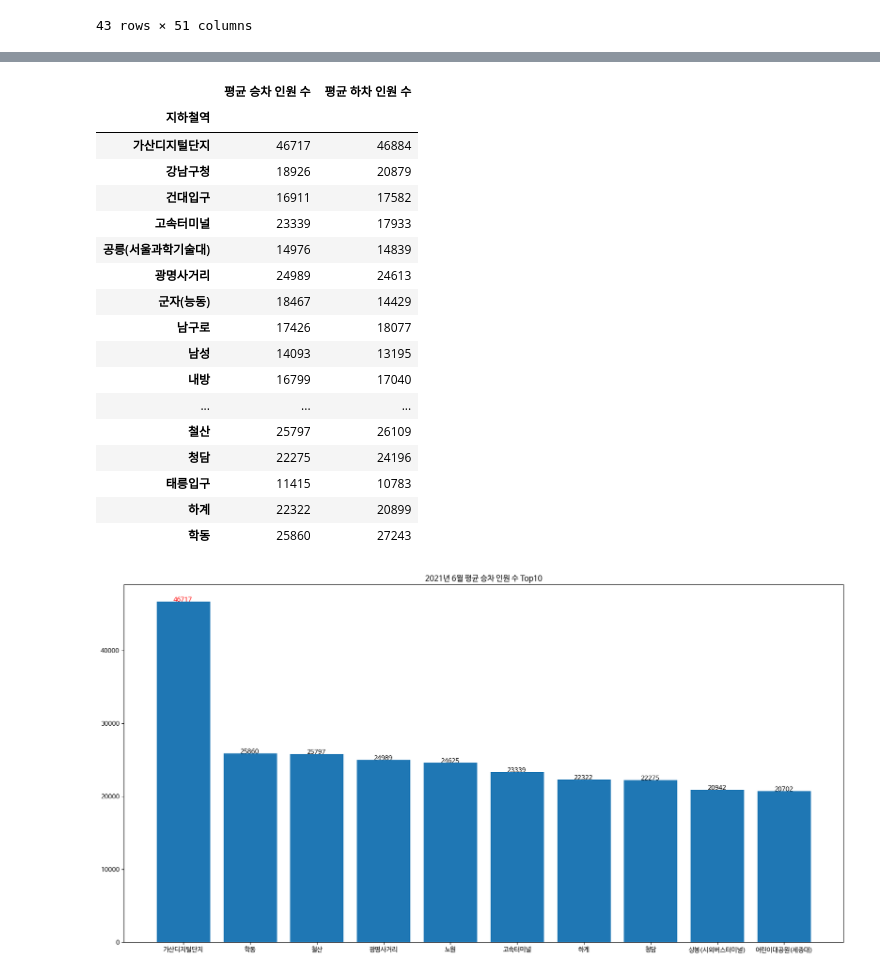
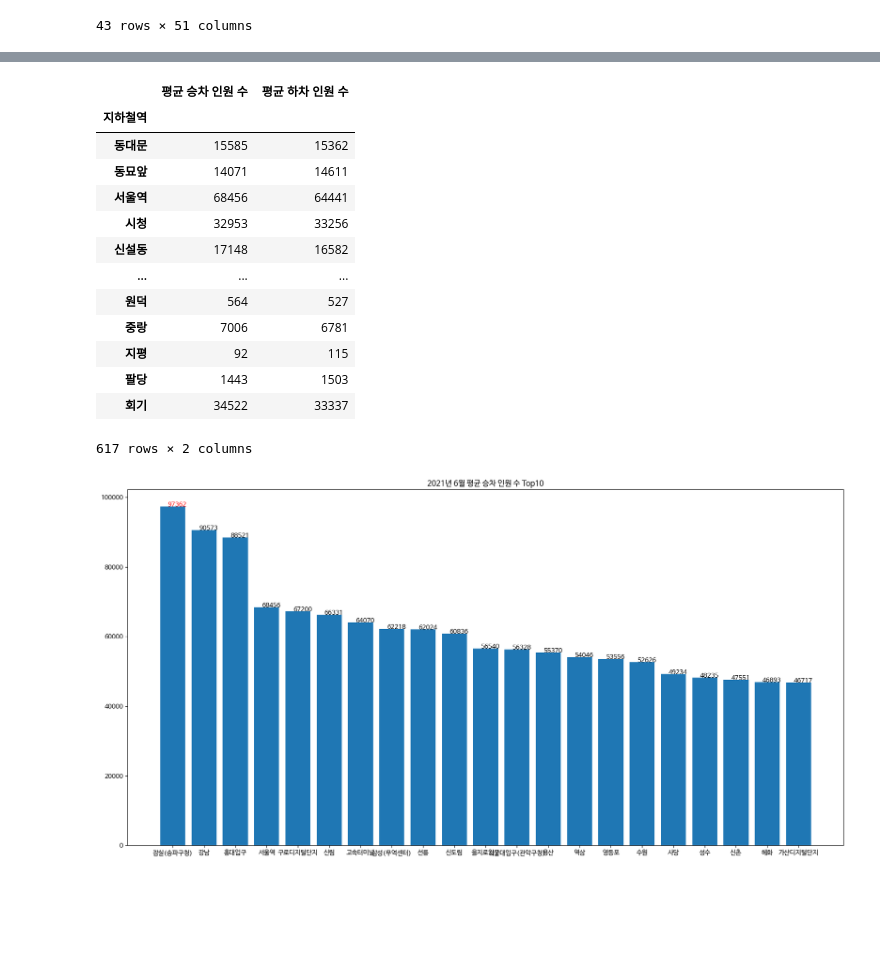
Before and after one commit to rlawo5219/bigDataPJ, a Jupyter notebook: big_data_project.ipynb, the cells around one changed output, grey strips where cells are left out. Saved outputs shown, nothing was run; the diff lists cells and outputs as text; code cells hidden in the pictures; blank space fills up the shorter version.

```diff
--- a/big_data_project.ipynb
+++ b/big_data_project.ipynb
@@ -164,0 +270,17 @@ metro_st_line2
+# %%
+# 7호선 하차 인원 수 Top10
+top10_off = df.sort_values(by='평균 하차 인원 수', ascending=False).head(10)
+
+plt.figure(figsize=(20,10))
+plt.rc('font', family="NanumBarunGothic")
+plt.rcParams['axes.unicode_minus'] = False
+
+plt.bar(top10_off.index, top10_off['평균 하차 인원 수'])
+for x, y in enumerate(list(top10_off['평균 하차 인원 수'])):
+    if x == 0:
+        plt.annotate(y, (x-0.15, y), color = 'red')
+    else:
+        plt.annotate(y, (x-0.15, y))
+
+plt.title('2021년 6월 평균 하차 인원 수 Top10')
+plt.show()
@@ -165,9 +289,9 @@ metro_st_line2
 # %%
 # 승차 인원 컬럼만 추출
 metro_get_on = pd.DataFrame()
-metro_get_on['지하철역'] = metro_st_line2['지하철역']
+metro_get_on['지하철역'] = metro_st['지하철역']
 for i in range(int((len(metro_recent.columns)-3)/2)):
-    metro_get_on[metro_st_line2.columns[3+2*i]] = metro_st_line2[metro_st_line2.columns[3+2*i]]
+    metro_get_on[metro_st.columns[3+2*i]] = metro_st[metro_st.columns[3+2*i]]
 metro_get_on = metro_get_on.set_index('지하철역')
 metro_get_on
 # %% [output]
@@ -193,9 +312,9 @@ metro_get_on
 # %%
 # 하차 인원 컬럼만 추출
 metro_get_off = pd.DataFrame()
-metro_get_off['지하철역'] = metro_st_line2['지하철역']
+metro_get_off['지하철역'] = metro_st['지하철역']
 for i in range(int((len(metro_recent.columns)-3)/2)):
-    metro_get_off[metro_st_line2.columns[4+2*i]] = metro_st_line2[metro_st_line2.columns[4+2*i]]
+    metro_get_off[metro_st.columns[4+2*i]] = metro_st[metro_st.columns[4+2*i]]
 metro_get_off = metro_get_off.set_index('지하철역')
 metro_get_off
 # %% [output]
@@ -221,45 +335,41 @@ metro_get_off
 # %%
 # 역 별 평균 승하차 인원을 구한 후 정수로 형 변환하여 데이터프레임으로 저장
-df = pd.DataFrame(index = metro_st_line2['지하철역'])
+df = pd.DataFrame(index = metro_st['지하철역'])
 df['평균 승차 인원 수'] = metro_get_on.mean(axis=1).astype(int)
 df['평균 하차 인원 수'] = metro_get_off.mean(axis=1).astype(int)
 df
 # %% [output]
 |  | 평균 승차 인원 수 | 평균 하차 인원 수 |
 | 지하철역 |  |  |
-| 가산디지털단지 | 46717 | 46884 |
-| 강남구청 | 18926 | 20879 |
-| 건대입구 | 16911 | 17582 |
-| 고속터미널 | 23339 | 17933 |
-| 공릉(서울과학기술대) | 14976 | 14839 |
-| 광명사거리 | 24989 | 24613 |
-| 군자(능동) | 18467 | 14429 |
-| 남구로 | 17426 | 18077 |
-| 남성 | 14093 | 13195 |
-| 내방 | 16799 | 17040 |
+| 동대문 | 15585 | 15362 |
+| 동묘앞 | 14071 | 14611 |
+| 서울역 | 68456 | 64441 |
+| 시청 | 32953 | 33256 |
+| 신설동 | 17148 | 16582 |
 | ... | ... | ... |
-| 철산 | 25797 | 26109 |
-| 청담 | 22275 | 24196 |
-| 태릉입구 | 11415 | 10783 |
-| 하계 | 22322 | 20899 |
-| 학동 | 25860 | 27243 |
+| 원덕 | 564 | 527 |
+| 중랑 | 7006 | 6781 |
+| 지평 | 92 | 115 |
+| 팔당 | 1443 | 1503 |
+| 회기 | 34522 | 33337 |
+617 rows × 2 columns
 # %%
-# 승차 인원 수 Top10
-top10_on = df.sort_values(by='평균 승차 인원 수', ascending=False).head(10)
+# 전체 승차 인원 수 Top21
+top10_on = df.sort_values(by='평균 승차 인원 수', ascending=False).head(21)
 
 plt.figure(figsize=(20,10))
 plt.rc('font', family="NanumBarunGothic")
 plt.rcParams['axes.unicode_minus'] = False
 
 plt.bar(top10_on.index, top10_on['평균 승차 인원 수'])
 for x, y in enumerate(list(top10_on['평균 승차 인원 수'])):
     if x == 0:
         plt.annotate(y, (x-0.15, y), color = 'red')
     else:
         plt.annotate(y, (x-0.15, y))
 
 plt.title('2021년 6월 평균 승차 인원 수 Top10')
 plt.show()
 # %% [output]
-[figure, old version]
+[figure, new version]
 # %%
```
Also changed, not shown: parts of 9 cells of this notebook.
